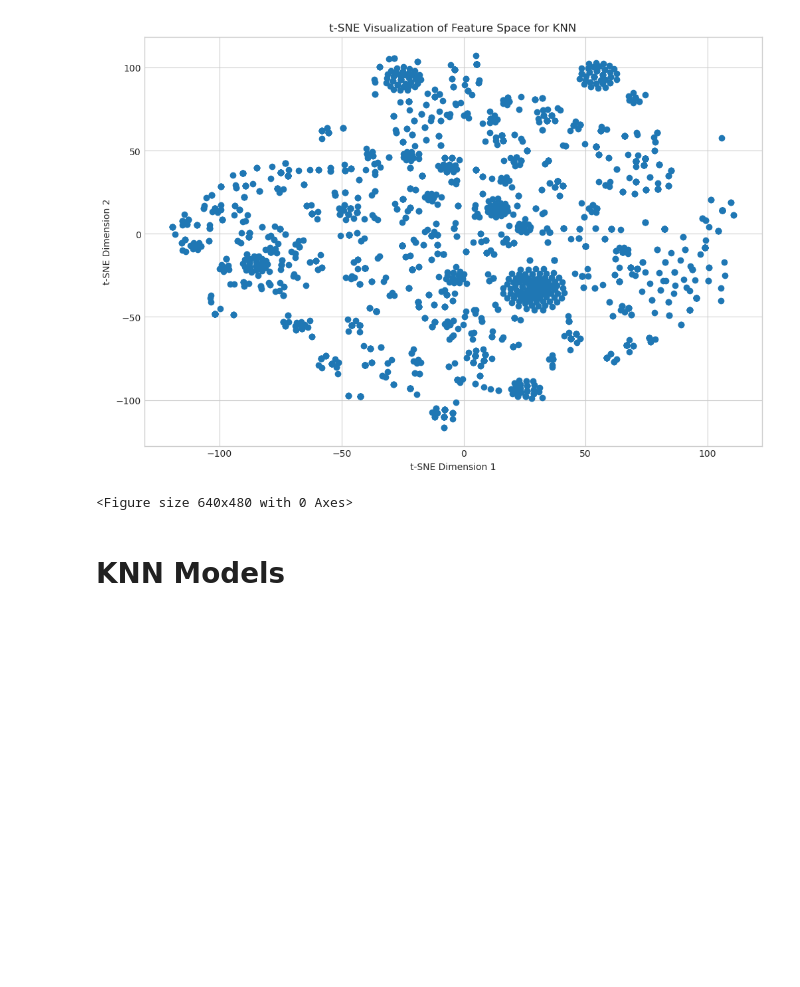
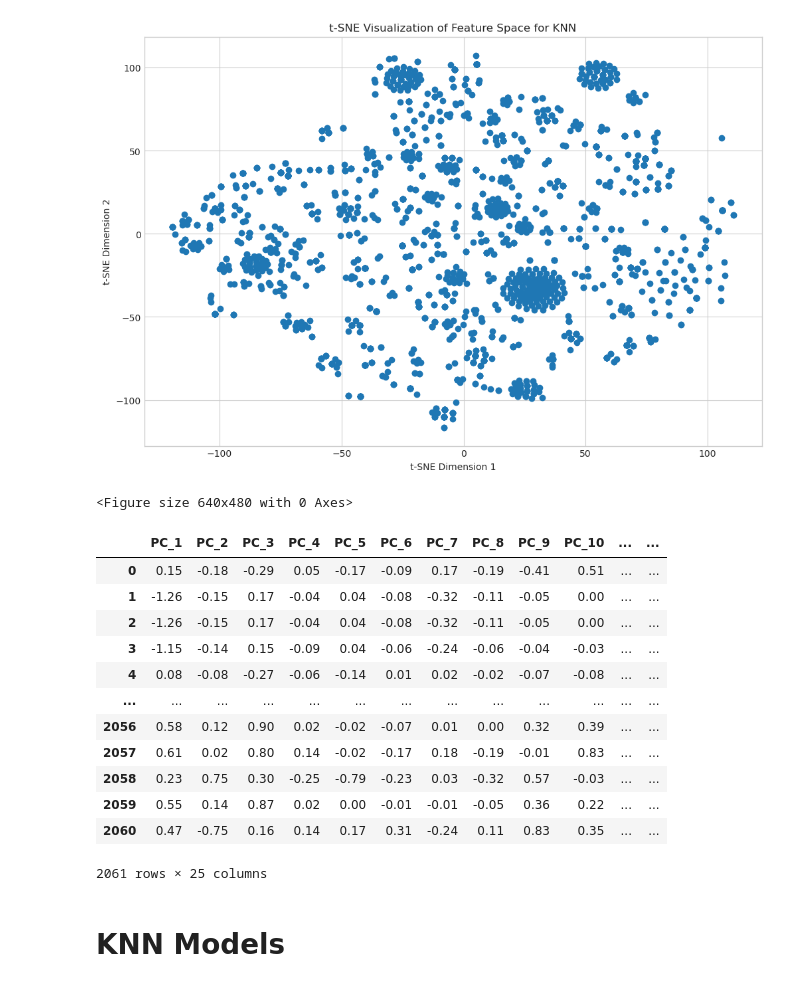
Before and after one commit to pietro-bottega/car_depreciation, a Jupyter notebook: notebooks/data-manipulation.ipynb, the cells around one changed output. Cells and saved outputs as stored; diff of their text form; code cells hidden in the pictures; blank space fills up the shorter version.

Commit message:
saving TSNE as csv

```diff
--- a/notebooks/data-manipulation.ipynb
+++ b/notebooks/data-manipulation.ipynb
@@ -911,6 +911,22 @@ plt.savefig('../assets/t-SNE_2d.png')
 # %% [output]
 [figure]
 <Figure size 640x480 with 0 Axes>
+# %%
+X_tsne.to_csv(
+# %% [output]
+|  | PC_1 | PC_2 | PC_3 | PC_4 | PC_5 | PC_6 | PC_7 | PC_8 | PC_9 | PC_10 | ... | ... |
+| 0 | 0.15 | -0.18 | -0.29 | 0.05 | -0.17 | -0.09 | 0.17 | -0.19 | -0.41 | 0.51 | ... | ... |
+| 1 | -1.26 | -0.15 | 0.17 | -0.04 | 0.04 | -0.08 | -0.32 | -0.11 | -0.05 | 0.00 | ... | ... |
+| 2 | -1.26 | -0.15 | 0.17 | -0.04 | 0.04 | -0.08 | -0.32 | -0.11 | -0.05 | 0.00 | ... | ... |
+| 3 | -1.15 | -0.14 | 0.15 | -0.09 | 0.04 | -0.06 | -0.24 | -0.06 | -0.04 | -0.03 | ... | ... |
+| 4 | 0.08 | -0.08 | -0.27 | -0.06 | -0.14 | 0.01 | 0.02 | -0.02 | -0.07 | -0.08 | ... | ... |
+| ... | ... | ... | ... | ... | ... | ... | ... | ... | ... | ... | ... | ... |
+| 2056 | 0.58 | 0.12 | 0.90 | 0.02 | -0.02 | -0.07 | 0.01 | 0.00 | 0.32 | 0.39 | ... | ... |
+| 2057 | 0.61 | 0.02 | 0.80 | 0.14 | -0.02 | -0.17 | 0.18 | -0.19 | -0.01 | 0.83 | ... | ... |
+| 2058 | 0.23 | 0.75 | 0.30 | -0.25 | -0.79 | -0.23 | 0.03 | -0.32 | 0.57 | -0.03 | ... | ... |
+| 2059 | 0.55 | 0.14 | 0.87 | 0.02 | 0.00 | -0.01 | -0.01 | -0.05 | 0.36 | 0.22 | ... | ... |
+| 2060 | 0.47 | -0.75 | 0.16 | 0.14 | 0.17 | 0.31 | -0.24 | 0.11 | 0.83 | 0.35 | ... | ... |
+2061 rows × 25 columns
 # %% [markdown]
 # KNN Models
 # %% [markdown]
```
Also changed, not shown: 3 other files.
